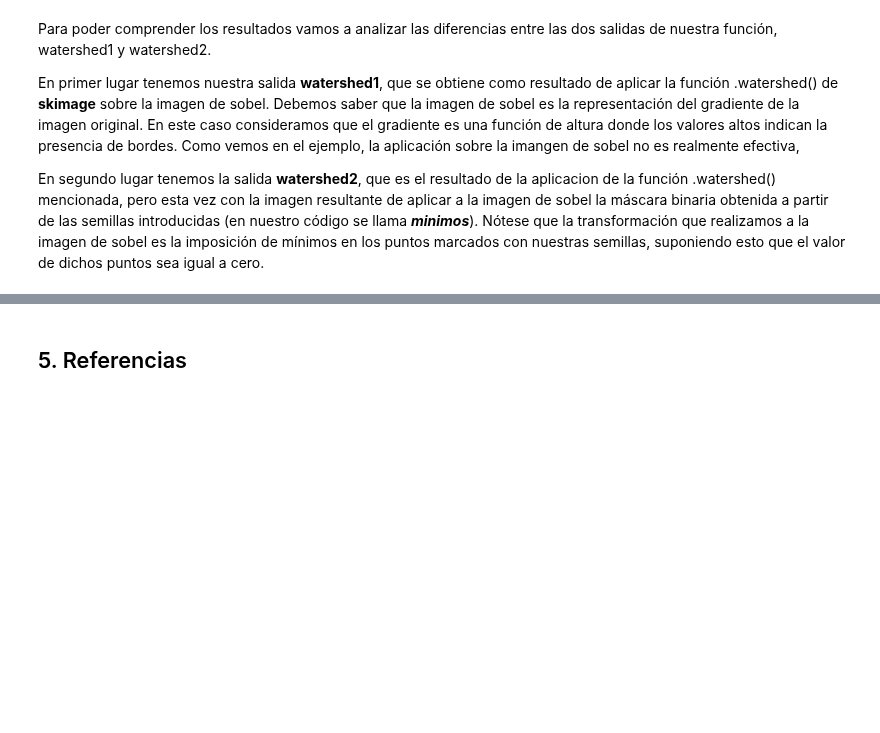
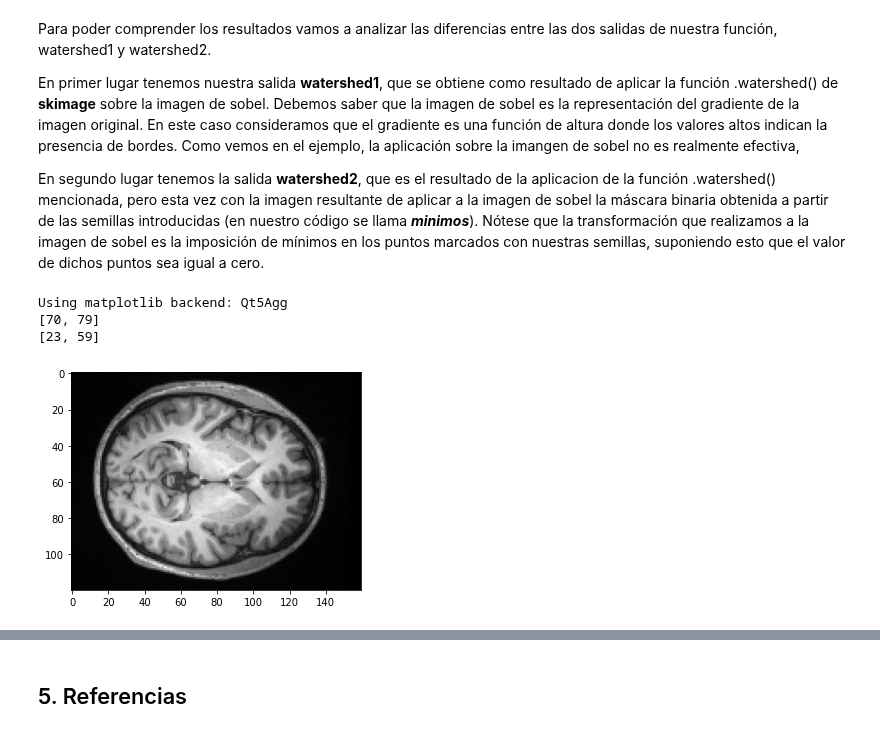
Before and after one commit to Mariaprddz/Analisis, a Jupyter notebook: Analisis/Practica2/Watershed_segmentation.ipynb, the cells around one changed output, grey strips where cells are left out. Saved outputs shown, nothing was run; the diff lists cells and outputs as text; code cells hidden in the pictures; blank space fills up the shorter version.

```diff
--- a/Analisis/Practica2/Watershed_segmentation.ipynb
+++ b/Analisis/Practica2/Watershed_segmentation.ipynb
@@ -151,3 +172,12 @@ Para poder comprender los resultados vamos a analizar las diferencias entre las
 En primer lugar tenemos nuestra salida **watershed1**, que se obtiene como resultado de aplicar la función .watershed() de **skimage** sobre la imagen de sobel. Debemos saber que la imagen de sobel es la representación del gradiente de la imagen original. En este caso consideramos que el gradiente es una función de altura donde los valores altos indican la presencia de bordes. Como vemos en el ejemplo, la aplicación sobre la imangen de sobel no es realmente efectiva,
 
 En segundo lugar tenemos la salida **watershed2**, que es el resultado de la aplicacion de la función .watershed() mencionada, pero esta vez con la imagen resultante de aplicar a la imagen de sobel la máscara binaria obtenida a partir de las semillas introducidas (en nuestro código se llama ***minimos***). Nótese que la transformación que realizamos a la imagen de sobel es la imposición de mínimos en los puntos marcados con nuestras semillas, suponiendo esto que el valor de dichos puntos sea igual a cero.
+# %%
+%matplotlib auto
+regiones = modules.RegionGrowingP2(img_o, 0.3, 0.1)
+regiones2 = modules.RegionGrowingP2(img_o, 0.2, 0.1)
+# %% [output]
+Using matplotlib backend: Qt5Agg
+[70, 79]
+[23, 59]
+[figure, added]
```
Also changed, not shown: parts of 9 cells of this notebook.
